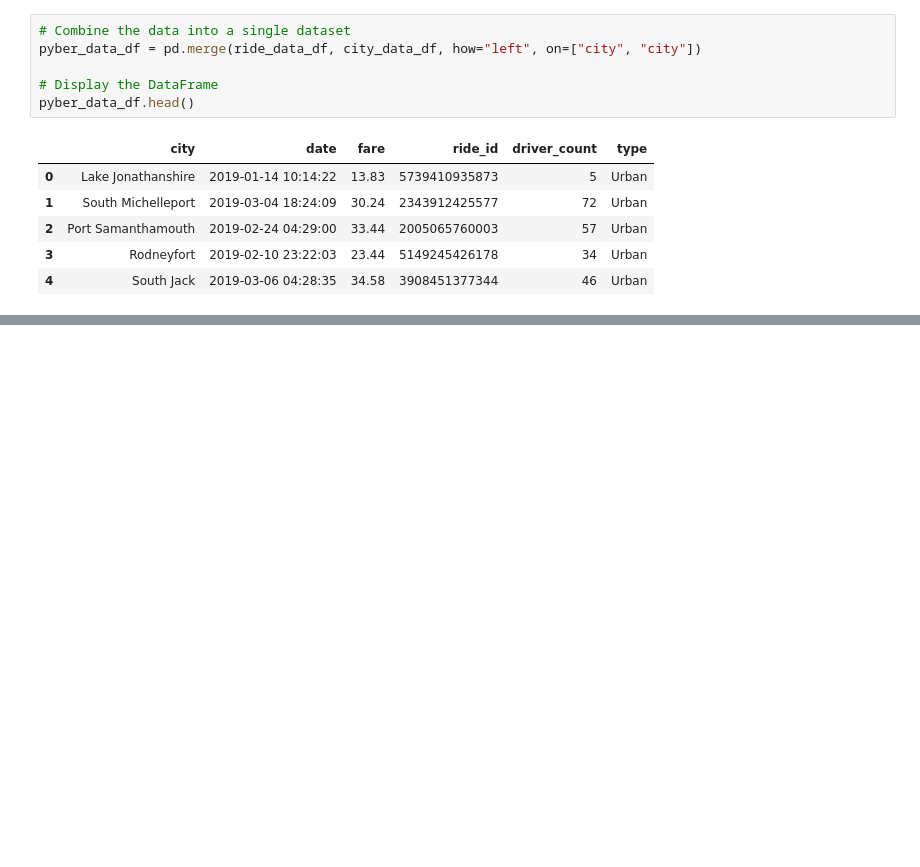
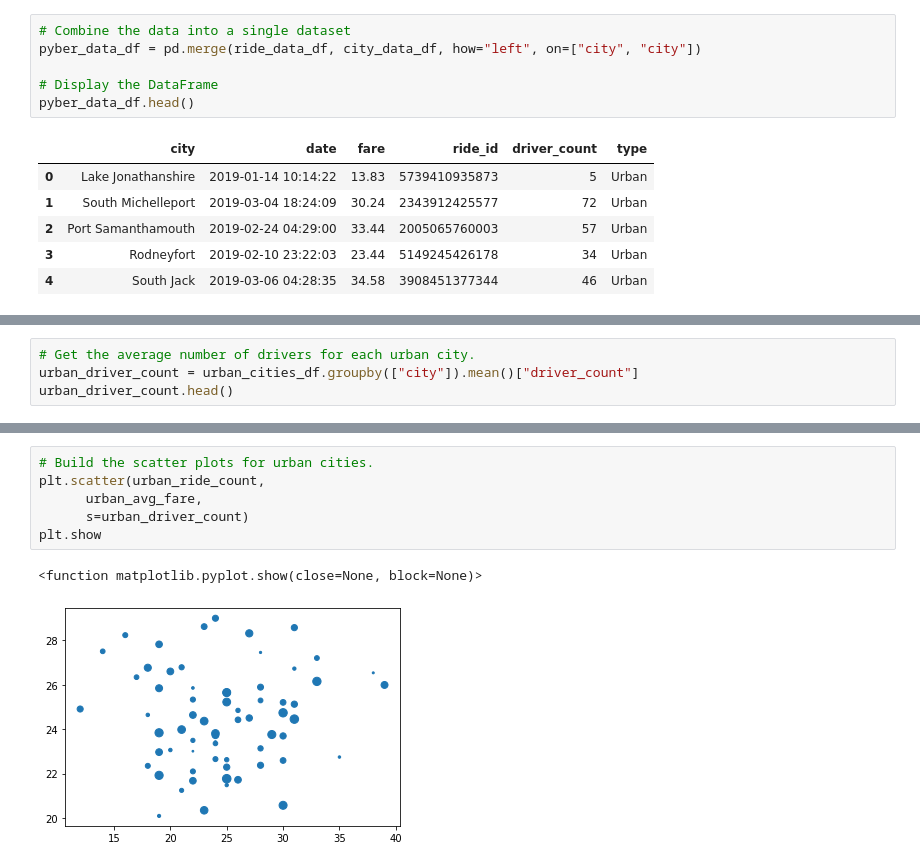
Before and after one commit to Arrosa123/PyBer_Analysis, a Jupyter notebook: PyBer.ipynb, the cells around one changed output, grey strips where cells are left out. Saved outputs shown, nothing was run; the diff lists cells and outputs as text; blank space fills up the shorter version.

```diff
--- a/PyBer.ipynb
+++ b/PyBer.ipynb
@@ -124,0 +238,4 @@ pyber_data_df.head()
+# %%
+# Get the average number of drivers for each urban city.
+urban_driver_count = urban_cities_df.groupby(["city"]).mean()["driver_count"]
+urban_driver_count.head()
@@ -124,0 +279,9 @@ pyber_data_df.head()
+# %%
+# Build the scatter plots for urban cities.
+plt.scatter(urban_ride_count,
+      urban_avg_fare,
+      s=urban_driver_count)
+plt.show
+# %% [output]
+<function matplotlib.pyplot.show(close=None, block=None)>
+[figure, added]
```
Also changed, not shown: parts of 17 cells of this notebook, 1 other file.
